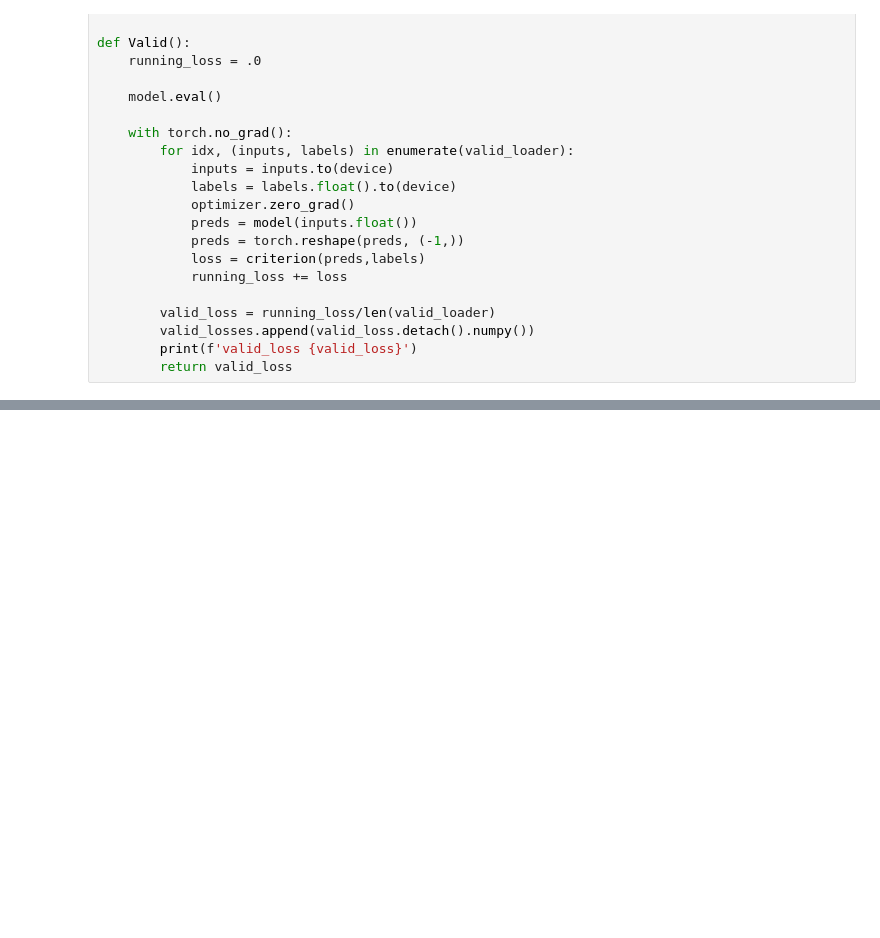
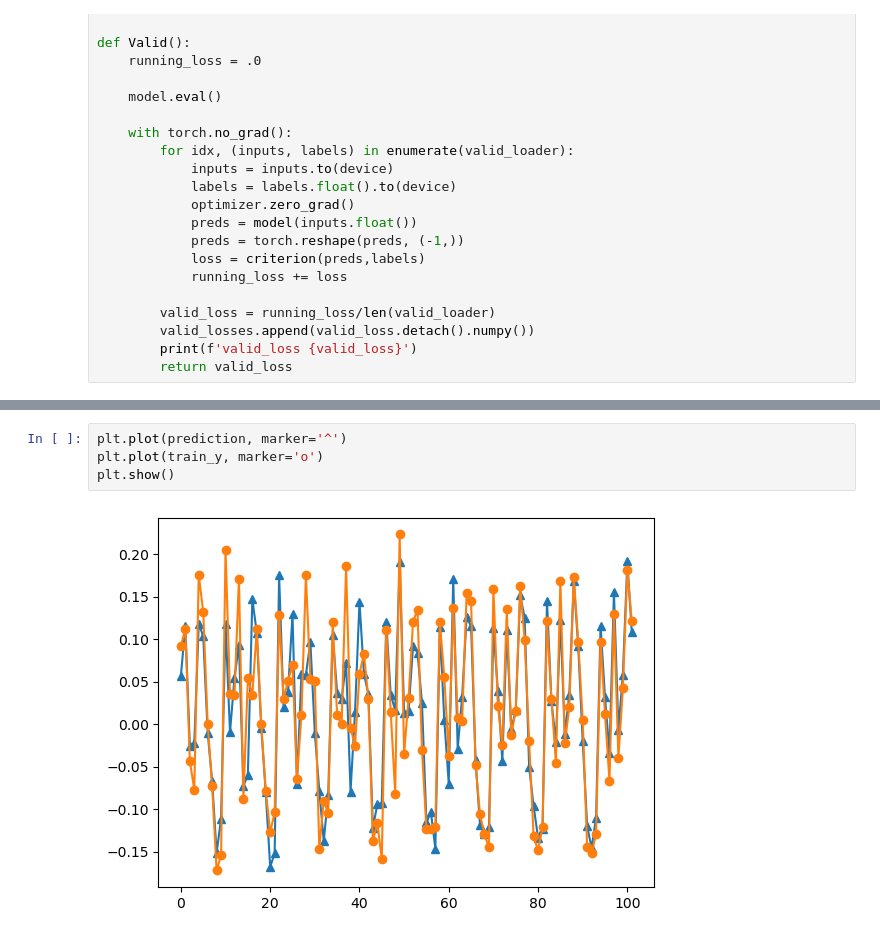
Before and after one commit to MiklosLaszlo/TFG, a Jupyter notebook: TFG_programacion/ajustes/Clásico/Convoluciones.ipynb, the cells around one changed output, grey strips where cells are left out. Drawn from its saved outputs; the diff is of its cells as text; blank space fills up the shorter version.

```diff
--- a/TFG_programacion/ajustes/Clásico/Convoluciones.ipynb
+++ b/TFG_programacion/ajustes/Clásico/Convoluciones.ipynb
@@ -208,0 +221,6 @@ len(inputs)
+# %%
+plt.plot(prediction, marker='^')
+plt.plot(train_y, marker='o')
+plt.show()
+# %% [output]
+[figure, added]
```
Also changed, not shown: parts of 11 cells of this notebook, 4 other files.
